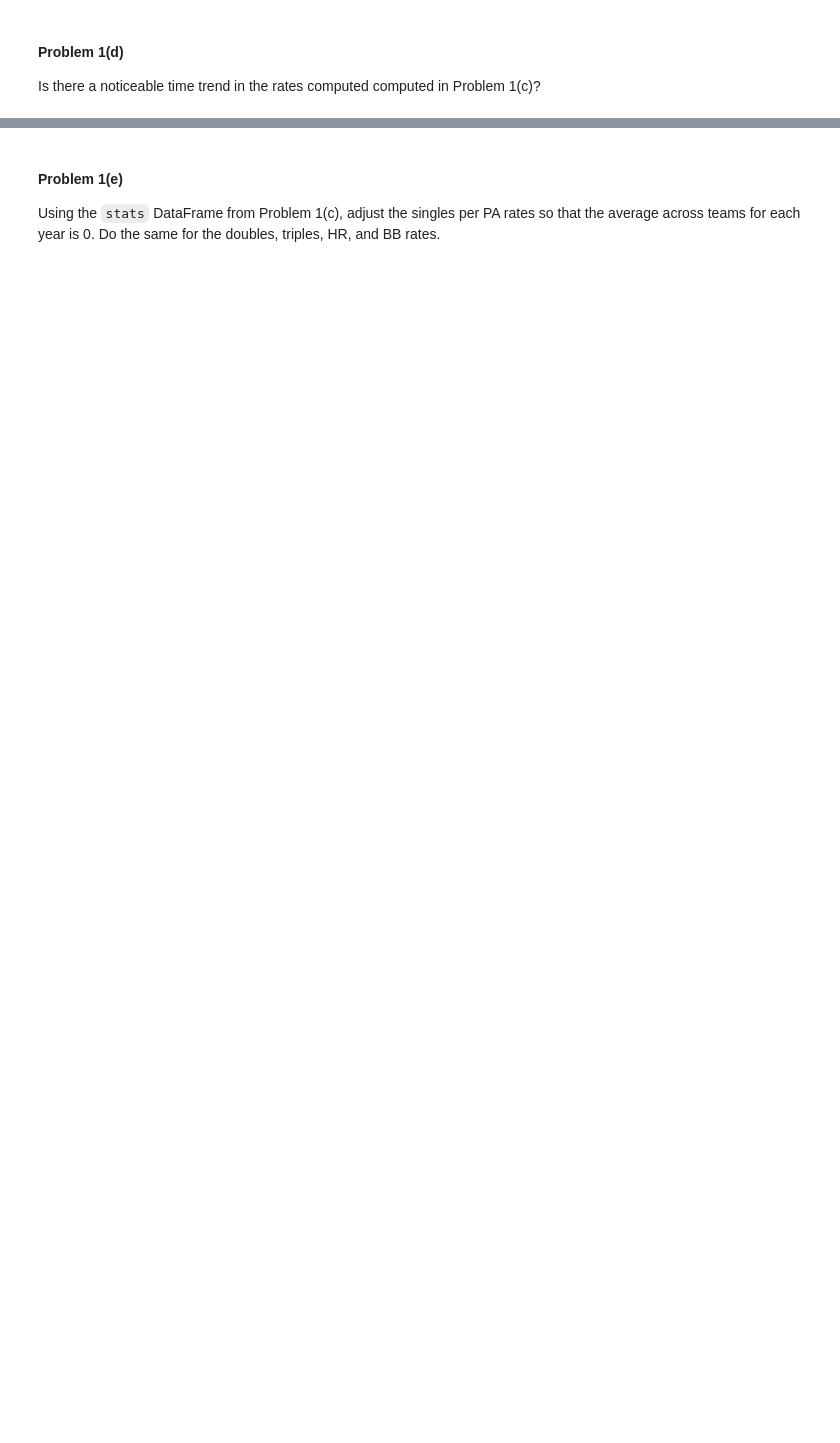
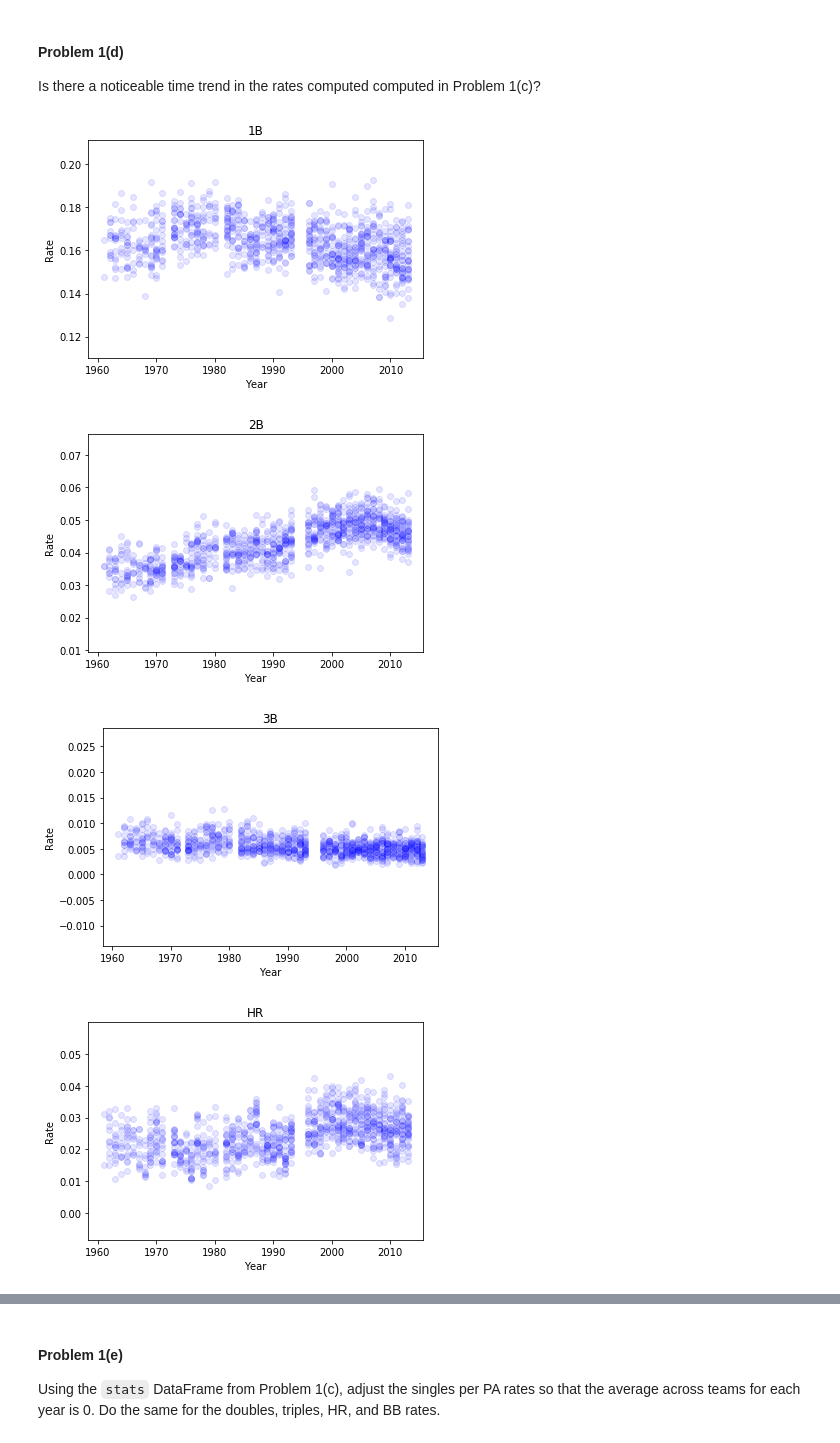
Before and after one commit to Daniel-Moreira/2015, a Jupyter notebook: HW/HW3.ipynb, the cells around one changed output, grey strips where cells are left out. Saved outputs shown, nothing was run; the diff lists cells and outputs as text; code cells hidden in the pictures; blank space fills up the shorter version.

```diff
--- a/HW/HW3.ipynb
+++ b/HW/HW3.ipynb
@@ -87,0 +98,21 @@ Master.csv | master
+# %%
+salaries = ''
+teams = ''
+batting = ''
+fielding = ''
+master = ''
+
+zipF = io.BytesIO(r.data)
+with zipfile.ZipFile(zipF, 'r') as zp:
+    print(zp.namelist())
+    salaries = zp.open('Salaries.csv')
+    teams = zp.open('Teams.csv')
+    batting = zp.open('Batting.csv')
+    fielding = zp.open('Fielding.csv')
+    master = zp.open('Master.csv')
+
+df_salaries = pd.read_csv(salaries)
+df_teams = pd.read_csv(teams)
+df_players = pd.read_csv(batting)
+df_fielding = pd.read_csv(fielding)
+df_master = pd.read_csv(master)
@@ -101,0 +146,14 @@ Now, consider only team/season combinations in which the teams played 162 Games.
+# %%
+filters = (df_teams.yearID > 1947) & (df_teams.G == 162)
+df_stats = df_teams[filters]
+
+df_stats['1B'] = df_stats['H'] - df_stats['2B'] - df_stats['3B'] - df_stats['HR']
+df_stats['PA'] = df_stats['BB'] + df_stats['AB']
+
+stats = ['1B', '2B', '3B', 'HR', 'BB']
+for stat in stats:
+    df_stats[stat] = df_stats[stat]/df_stats['PA']
+
+showMask = ['teamID', 'yearID', 'W', '1B', '2B', '3B', 'HR', 'BB']
+df_stats = df_stats[showMask]
+df_stats.head()
@@ -107,0 +186,12 @@ Is there a noticeable time trend in the rates computed computed in Problem 1(c)?
+# %%
+for stat in stats:
+    plt.scatter(df_stats['yearID'], df_stats[stat], c='b', alpha=0.1)
+    plt.title(stat)
+    plt.xlabel('Year')
+    plt.ylabel('Rate')
+    plt.show()
+# %% [output]
+[figure, added]
+[figure, added]
+[figure, added]
+[figure, added]
```
Also changed, not shown: parts of 32 cells of this notebook, 4 other files.
